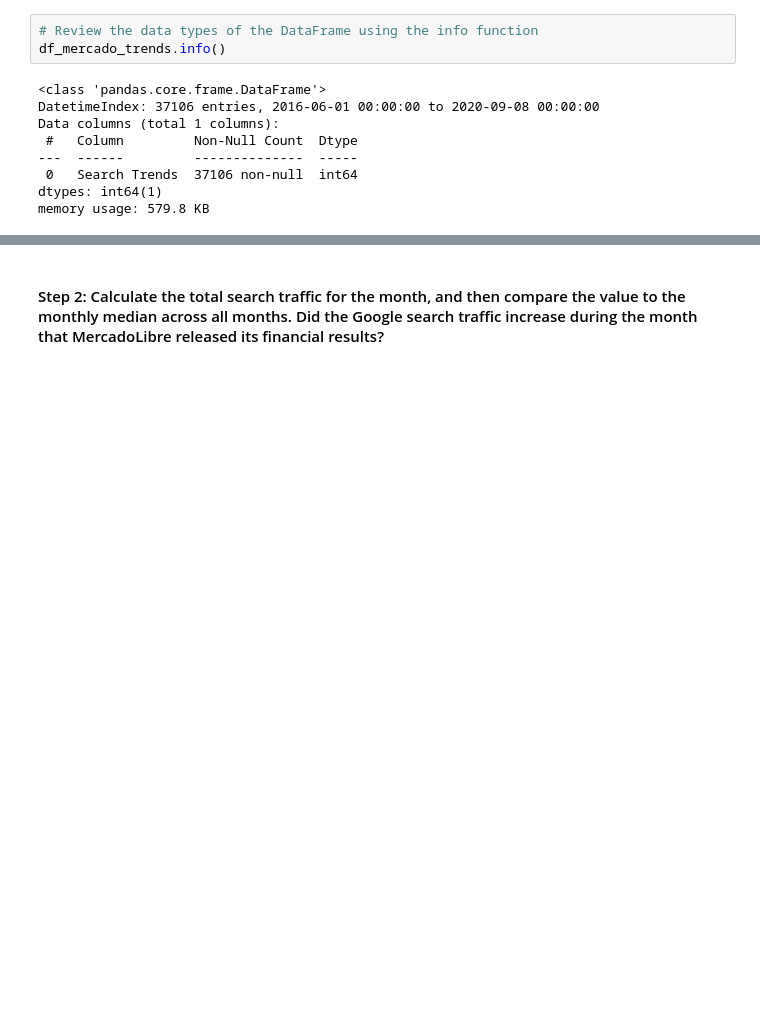
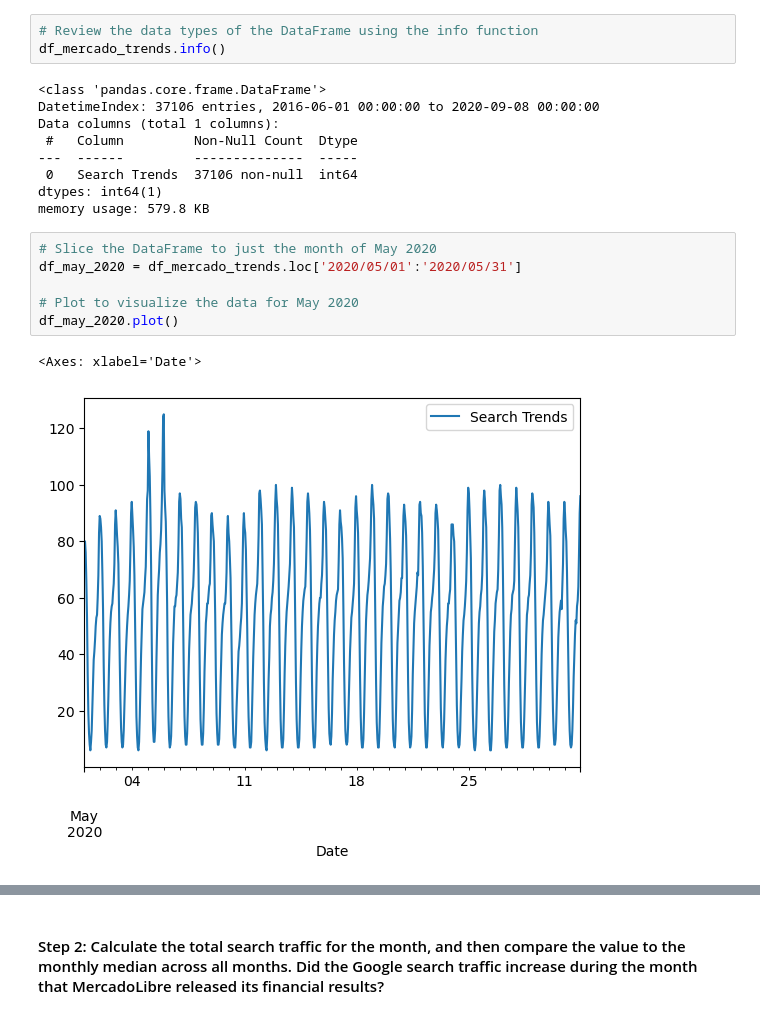
Before and after one commit to josephinerobideau/Prophet_challenge, a Jupyter notebook: forecasting_net_prophet.ipynb, the cells around one changed output, grey strips where cells are left out. Saved outputs shown, nothing was run; the diff lists cells and outputs as text; blank space fills up the shorter version.

```diff
--- a/forecasting_net_prophet.ipynb
+++ b/forecasting_net_prophet.ipynb
@@ -99,4 +113,13 @@ Data columns (total 1 columns):
  0   Search Trends  37106 non-null  int64
 dtypes: int64(1)
 memory usage: 579.8 KB
+# %%
+# Slice the DataFrame to just the month of May 2020
+df_may_2020 = df_mercado_trends.loc['2020/05/01':'2020/05/31']
+
+# Plot to visualize the data for May 2020
+df_may_2020.plot()
+# %% [output]
+<Axes: xlabel='Date'>
+[figure, added]
 # %%
```
Also changed, not shown: parts of 13 cells of this notebook.
